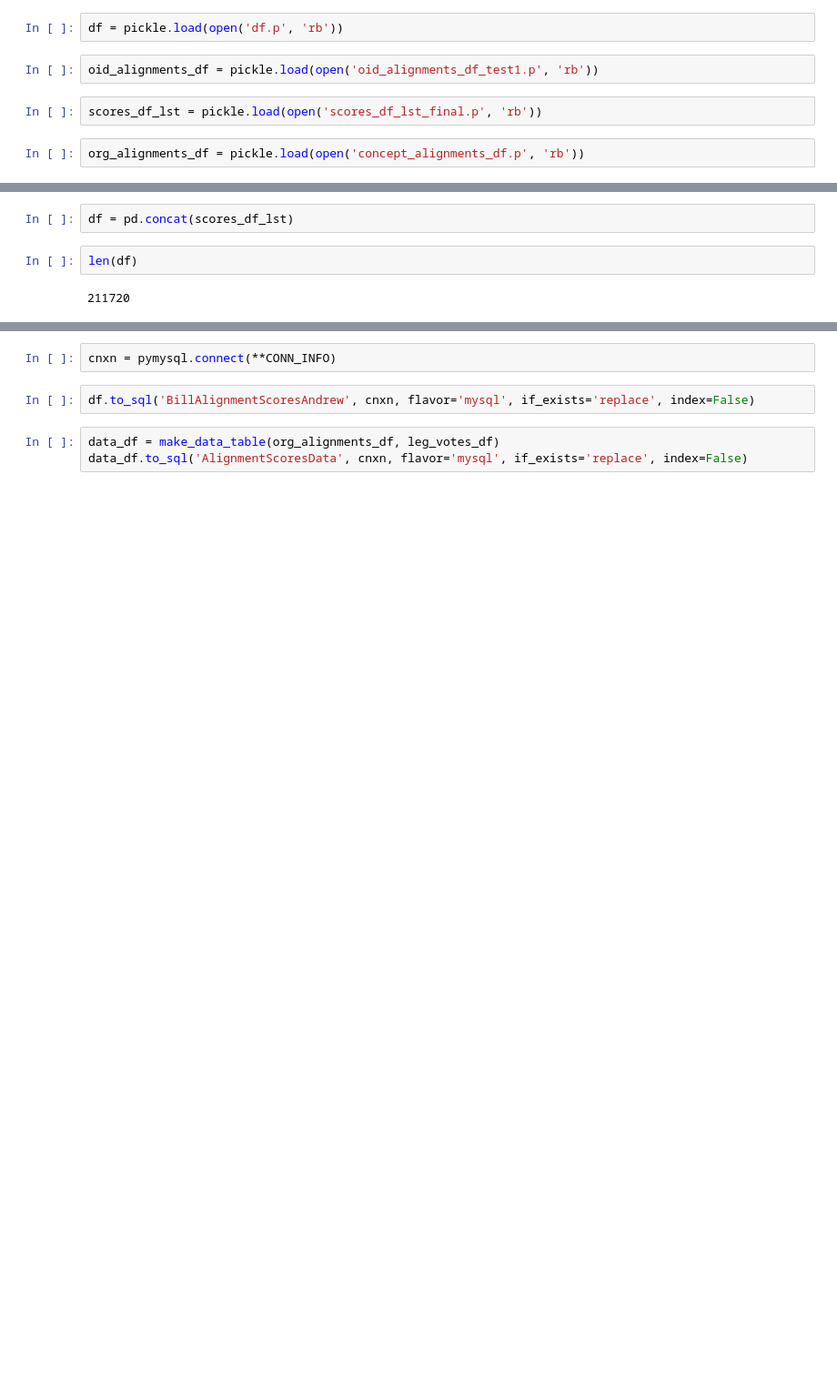
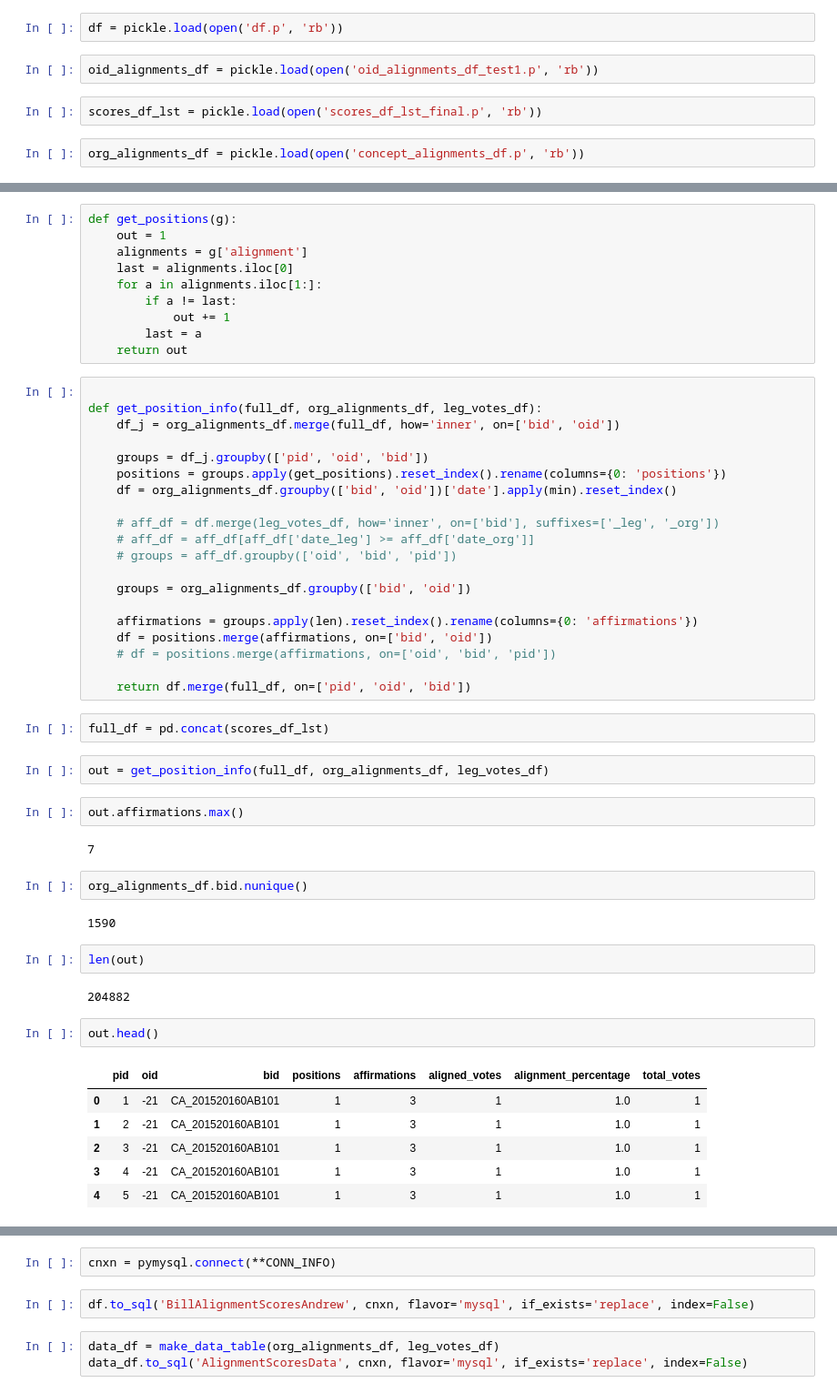
Before and after one commit to digitaldemocracy/dd-Data3.0, a Jupyter notebook: AlignmentMeterStuff/AlignmentMeter.ipynb, the cells around one changed output, grey strips where cells are left out. Shown: that part at 91% size. Drawn from its saved outputs; the diff is of its cells as text; blank space fills up the shorter version.

Commit message:
Fixes to AlignmentMeter

```diff
--- a/AlignmentMeterStuff/AlignmentMeter.ipynb
+++ b/AlignmentMeterStuff/AlignmentMeter.ipynb
@@ -45,7 +53,56 @@ org_alignments_df = pickle.load(open('concept_alignments_df.p', 'rb'))
+# %%
+def get_positions(g):
+    out = 1
+    alignments = g['alignment']
+    last = alignments.iloc[0]
+    for a in alignments.iloc[1:]:
+        if a != last:
+            out += 1
+        last = a
+    return out
+# %%
+
+def get_position_info(full_df, org_alignments_df, leg_votes_df):
+    df_j = org_alignments_df.merge(full_df, how='inner', on=['bid', 'oid'])
+
+    groups = df_j.groupby(['pid', 'oid', 'bid'])
+    positions = groups.apply(get_positions).reset_index().rename(columns={0: 'positions'})
+    df = org_alignments_df.groupby(['bid', 'oid'])['date'].apply(min).reset_index()
+
+    # aff_df = df.merge(leg_votes_df, how='inner', on=['bid'], suffixes=['_leg', '_org'])
+    # aff_df = aff_df[aff_df['date_leg'] >= aff_df['date_org']]
+    # groups = aff_df.groupby(['oid', 'bid', 'pid'])
+
+    groups = org_alignments_df.groupby(['bid', 'oid'])
+
+    affirmations = groups.apply(len).reset_index().rename(columns={0: 'affirmations'})
+    df = positions.merge(affirmations, on=['bid', 'oid'])
+    # df = positions.merge(affirmations, on=['oid', 'bid', 'pid'])
+
+    return df.merge(full_df, on=['pid', 'oid', 'bid'])
 # %%
-df = pd.concat(scores_df_lst)
+full_df = pd.concat(scores_df_lst)
+# %%
+out = get_position_info(full_df, org_alignments_df, leg_votes_df)
+# %%
+out.affirmations.max()
+# %% [output]
+7
+# %%
+org_alignments_df.bid.nunique()
+# %% [output]
+1590
 # %%
-len(df)
+len(out)
 # %% [output]
-211720
+204882
+# %%
+out.head()
+# %% [output]
+|  | pid | oid | bid | positions | affirmations | aligned_votes | alignment_percentage | total_votes |
+| 0 | 1 | -21 | CA_201520160AB101 | 1 | 3 | 1 | 1.0 | 1 |
+| 1 | 2 | -21 | CA_201520160AB101 | 1 | 3 | 1 | 1.0 | 1 |
+| 2 | 3 | -21 | CA_201520160AB101 | 1 | 3 | 1 | 1.0 | 1 |
+| 3 | 4 | -21 | CA_201520160AB101 | 1 | 3 | 1 | 1.0 | 1 |
+| 4 | 5 | -21 | CA_201520160AB101 | 1 | 3 | 1 | 1.0 | 1 |
 # %%
```
Also changed, not shown: parts of 5 cells of this notebook, 4 other files.
